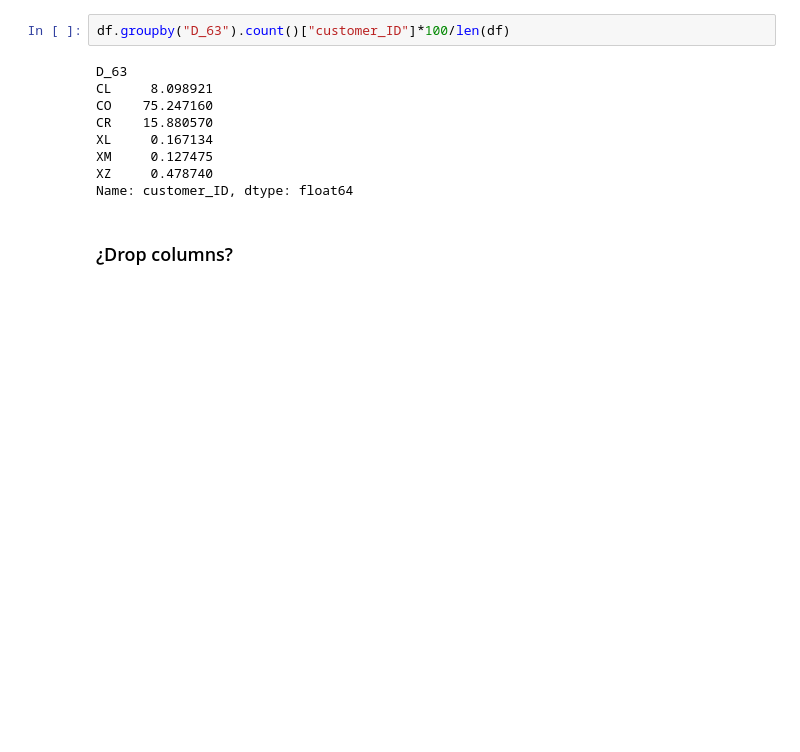
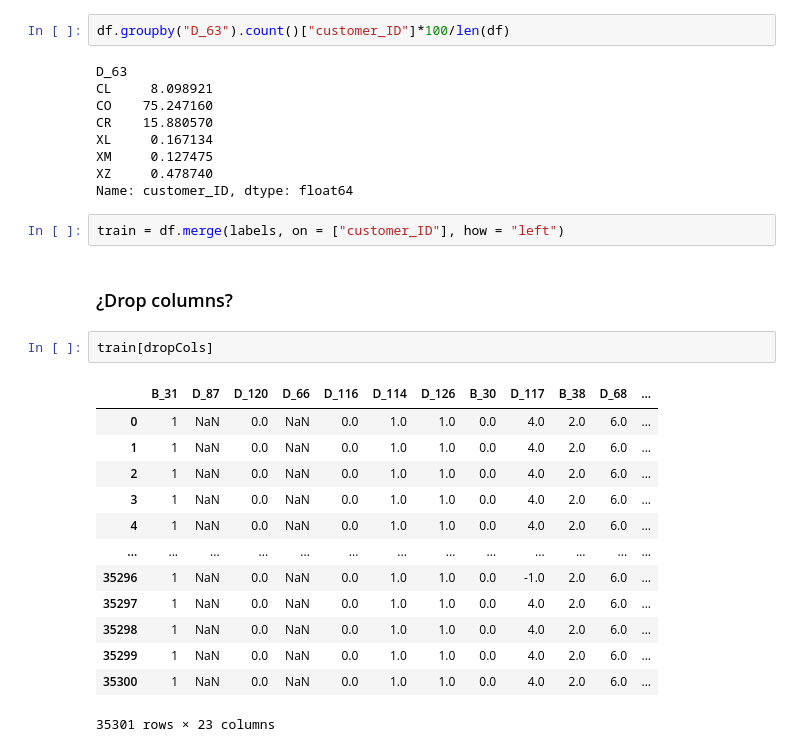
Before and after one commit to bereamanuel/AMEX-default-prediction, a Jupyter notebook: amex-eda.ipynb, the cells around one changed output. Drawn from its saved outputs; the diff is of its cells as text; blank space fills up the shorter version.

```diff
--- a/amex-eda.ipynb
+++ b/amex-eda.ipynb
@@ -242,5 +245,23 @@ XL     0.167134
 XM     0.127475
 XZ     0.478740
 Name: customer_ID, dtype: float64
+# %%
+train = df.merge(labels, on = ["customer_ID"], how = "left")
 # %% [markdown]
 ### ¿Drop columns?
+# %%
+train[dropCols]
+# %% [output]
+|  | B_31 | D_87 | D_120 | D_66 | D_116 | D_114 | D_126 | B_30 | D_117 | B_38 | D_68 | ... |
+| 0 | 1 | NaN | 0.0 | NaN | 0.0 | 1.0 | 1.0 | 0.0 | 4.0 | 2.0 | 6.0 | ... |
+| 1 | 1 | NaN | 0.0 | NaN | 0.0 | 1.0 | 1.0 | 0.0 | 4.0 | 2.0 | 6.0 | ... |
+| 2 | 1 | NaN | 0.0 | NaN | 0.0 | 1.0 | 1.0 | 0.0 | 4.0 | 2.0 | 6.0 | ... |
+| 3 | 1 | NaN | 0.0 | NaN | 0.0 | 1.0 | 1.0 | 0.0 | 4.0 | 2.0 | 6.0 | ... |
+| 4 | 1 | NaN | 0.0 | NaN | 0.0 | 1.0 | 1.0 | 0.0 | 4.0 | 2.0 | 6.0 | ... |
+| ... | ... | ... | ... | ... | ... | ... | ... | ... | ... | ... | ... | ... |
+| 35296 | 1 | NaN | 0.0 | NaN | 0.0 | 1.0 | 1.0 | 0.0 | -1.0 | 2.0 | 6.0 | ... |
+| 35297 | 1 | NaN | 0.0 | NaN | 0.0 | 1.0 | 1.0 | 0.0 | 4.0 | 2.0 | 6.0 | ... |
+| 35298 | 1 | NaN | 0.0 | NaN | 0.0 | 1.0 | 1.0 | 0.0 | 4.0 | 2.0 | 6.0 | ... |
+| 35299 | 1 | NaN | 0.0 | NaN | 0.0 | 1.0 | 1.0 | 0.0 | 4.0 | 2.0 | 6.0 | ... |
+| 35300 | 1 | NaN | 0.0 | NaN | 0.0 | 1.0 | 1.0 | 0.0 | 4.0 | 2.0 | 6.0 | ... |
+35301 rows × 23 columns
```
Also changed, not shown: parts of 9 cells of this notebook.
